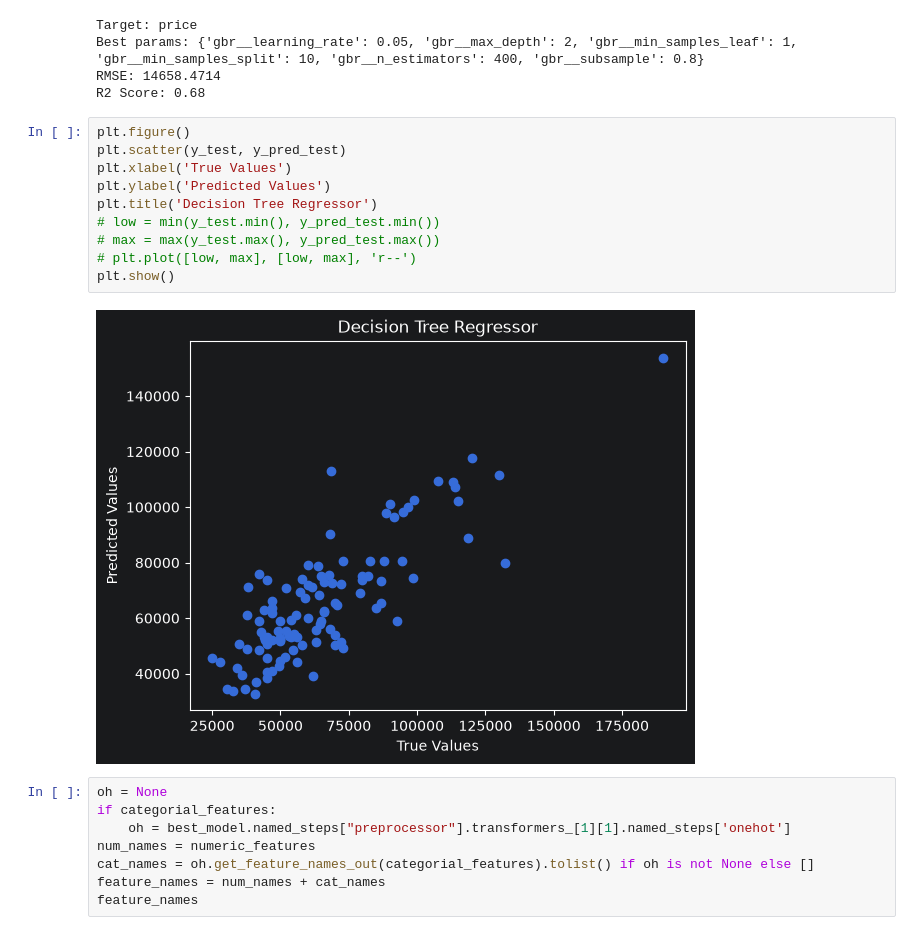
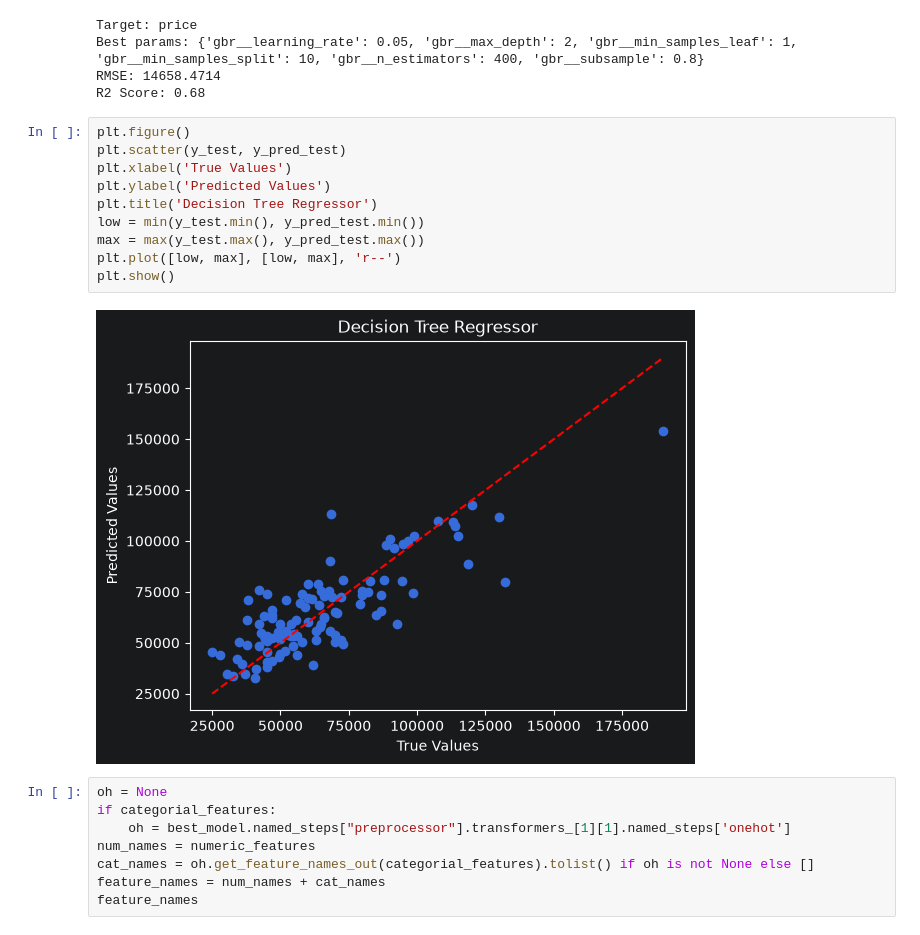
Before and after one commit to Zamanof/python_ai_FSDM_Oct_24_4_az, a Jupyter notebook: AI 08/AI 08. Gradient Boosting.ipynb, the cells around one changed output. Saved outputs shown, nothing was run; the diff lists cells and outputs as text.

```diff
--- a/AI 08/AI 08. Gradient Boosting.ipynb
+++ b/AI 08/AI 08. Gradient Boosting.ipynb
@@ -171,15 +171,15 @@ R2 Score: 0.68
 # %%
 plt.figure()
 plt.scatter(y_test, y_pred_test)
 plt.xlabel('True Values')
 plt.ylabel('Predicted Values')
 plt.title('Decision Tree Regressor')
-# low = min(y_test.min(), y_pred_test.min())
-# max = max(y_test.max(), y_pred_test.max())
-# plt.plot([low, max], [low, max], 'r--')
+low = min(y_test.min(), y_pred_test.min())
+max = max(y_test.max(), y_pred_test.max())
+plt.plot([low, max], [low, max], 'r--')
 plt.show()
 # %% [output]
-[figure, old version]
+[figure, new version]
 # %%
 oh = None
 if categorial_features:
```
